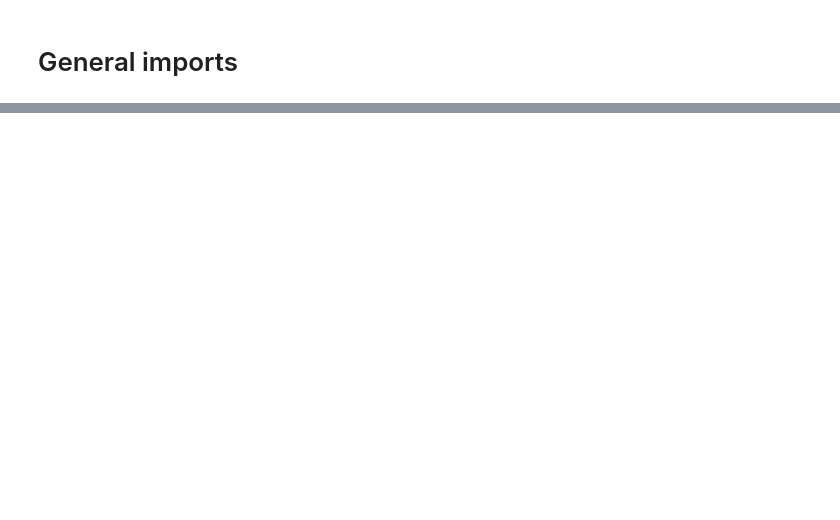
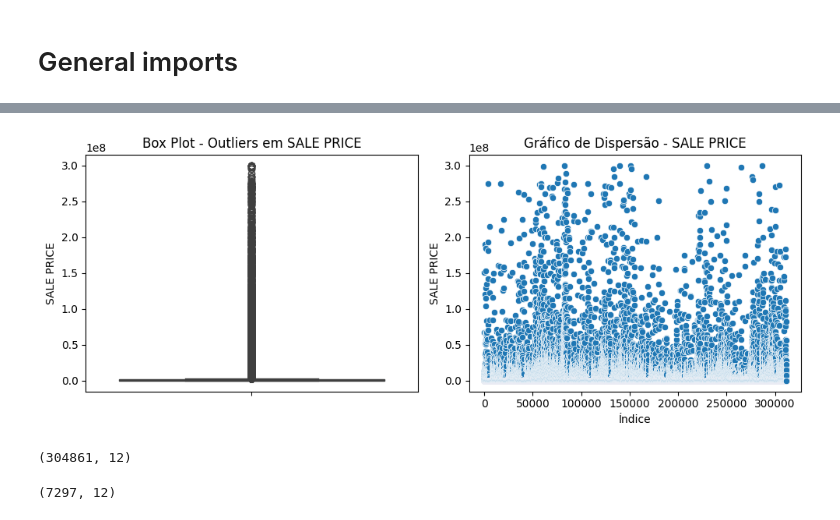
Before and after one commit to viniciusbgs/The_Manhattan_Project, a Jupyter notebook: AI.ipynb, the cells around one changed output, grey strips where cells are left out. Cells and saved outputs as stored; diff of their text form; code cells hidden in the pictures; blank space fills up the shorter version.

```diff
--- a/AI.ipynb
+++ b/AI.ipynb
@@ -202,3 +20,0 @@ free_properties.shape
-# %%
-df = df[df['SALE PRICE'] > 10000]
-df.shape
@@ -313,5 +20,0 @@ df
-# %%
-df = df.drop(df[df["LAND SQUARE FEET"] > 170_000].index)
-df = df.drop(df[df["GROSS SQUARE FEET"] > 420_000].index)
-df = df.drop(df[df["COMMERCIAL UNITS"] > 1000].index)
-df = df.drop(df[df["RESIDENTIAL UNITS"] > 6000].index)
@@ -958,0 +33,10 @@ results, predictions, models = run_advanced_pipeline(X, y)
+# %%
+# Drop unnecessary columns
+df2 = df.drop(['BUILDING CLASS CATEGORY',
+               'TAX CLASS AT PRESENT',
+               'BUILDING CLASS AT PRESENT',
+               'TAX CLASS AT TIME OF SALE',
+               'BUILDING CLASS AT TIME OF SALE',]
+               , axis=1)
+
+df2.shape
@@ -958,0 +156,27 @@ results, predictions, models = run_advanced_pipeline(X, y)
+# %%
+fig, (ax1, ax2) = plt.subplots(1, 2, figsize=(10, 4))
+
+# Box plot
+sns.boxplot(y=df3["SALE PRICE"], ax=ax1)
+ax1.set_title("Box Plot - Outliers em SALE PRICE")
+ax1.set_ylabel("SALE PRICE")
+
+# Scatter plot
+sns.scatterplot(x=df3.index, y=df3["SALE PRICE"], ax=ax2)
+ax2.set_title("Gráfico de Dispersão - SALE PRICE")
+ax2.set_xlabel("Índice")
+ax2.set_ylabel("SALE PRICE")
+
+plt.tight_layout()
+plt.show()
+# %% [output]
+[figure, added]
+# %%
+df3.shape
+# %% [output]
+(304861, 12)
+# %%
+free_properties = df3[df3['SALE PRICE'] <= 10000]
+free_properties.shape
+# %% [output]
+(7297, 12)
```
Also changed, not shown: parts of 54 cells of this notebook.
